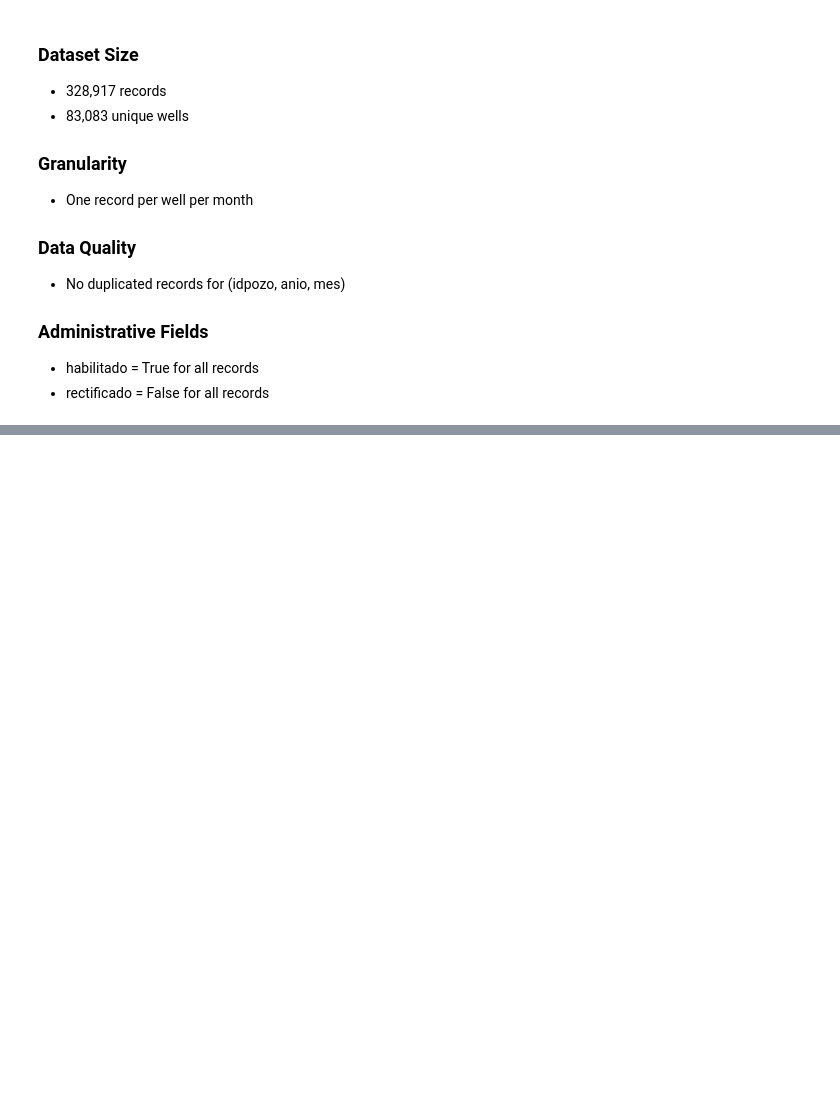
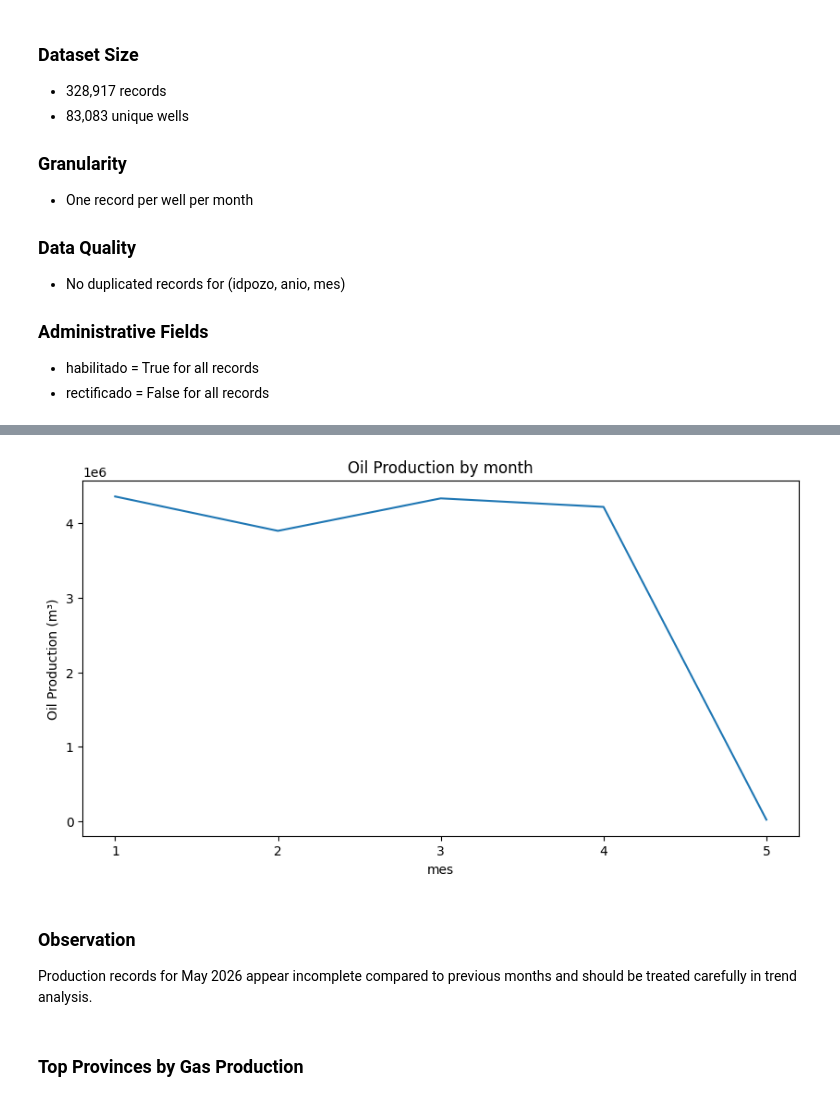
Before and after one commit to ramir0-b/argentina-oil-gas-analytics, a Jupyter notebook: notebooks/01_data_exploration.ipynb, the cells around one changed output, grey strips where cells are left out. Cells and saved outputs as stored; diff of their text form; code cells hidden in the pictures; blank space fills up the shorter version.

```diff
--- a/notebooks/01_data_exploration.ipynb
+++ b/notebooks/01_data_exploration.ipynb
@@ -264,0 +512,9 @@ np.int64(0)
+# %%
+# Oil monthly production
+
+monthly_prod = (
+    df.groupby("mes")["prod_pet"]
+    .sum()
+)
+
+monthly_prod
@@ -264,0 +529,17 @@ np.int64(0)
+# %%
+ax = monthly_prod.plot(
+    kind="line",
+    figsize=(10,5)
+)
+ax.set_xticks(range(1, df.mes.max()+1))
+plt.title("Oil Production by month")
+plt.ylabel("Oil Production (m³)")
+plt.show()
+# %% [output]
+[figure, added]
+# %% [markdown]
+### Observation
+
+Production records for May 2026 appear incomplete compared to previous months and should be treated carefully in trend analysis.
+# %% [markdown]
+### Top Provinces by Gas Production
```
Also changed, not shown: parts of 45 cells of this notebook.
